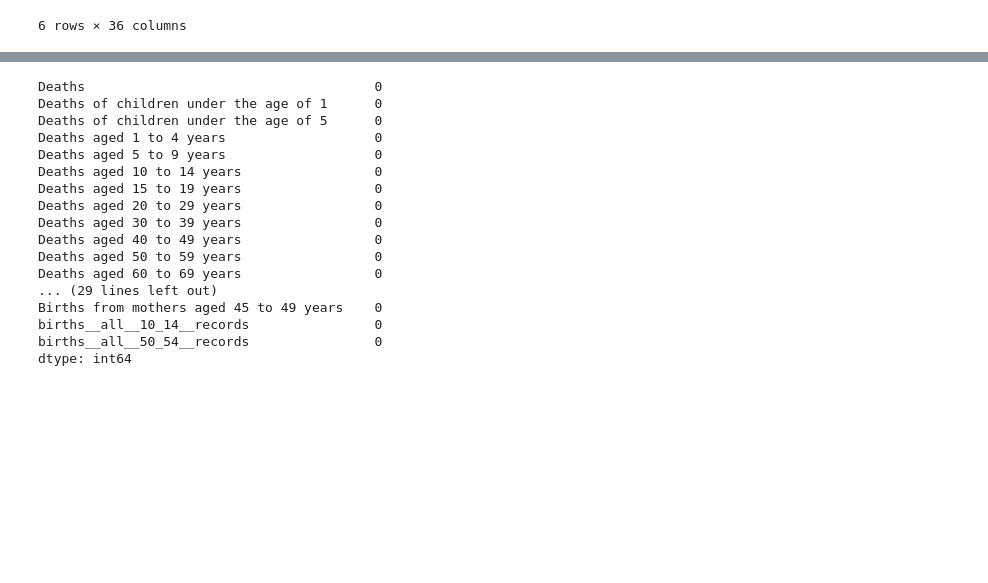
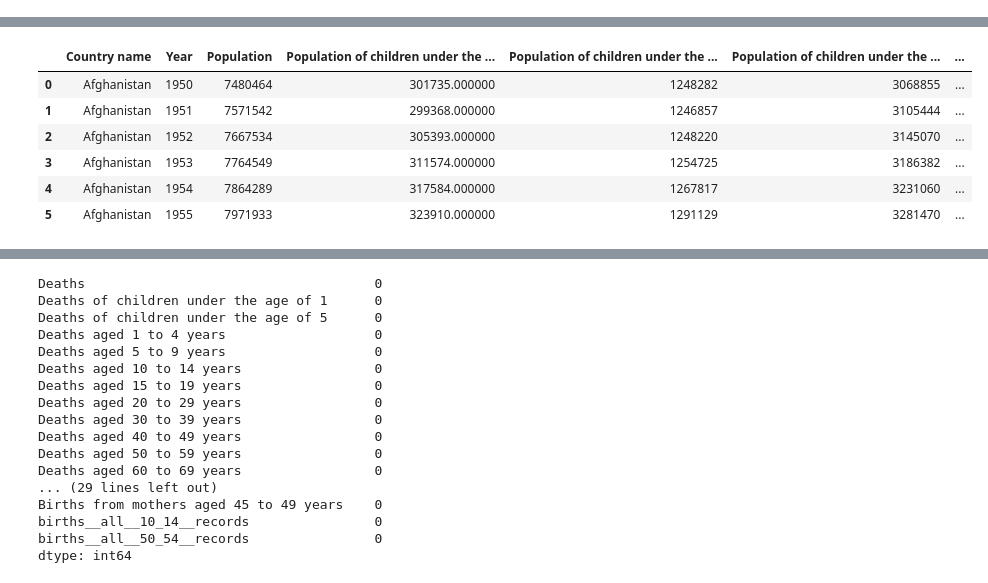
Before and after one commit to h3nng/pythonProject4, a Jupyter notebook: 1.ipynb, the cells around one changed output, grey strips where cells are left out. Saved outputs shown, nothing was run; the diff lists cells and outputs as text; code cells hidden in the pictures; blank space fills up the shorter version.

```diff
--- a/1.ipynb
+++ b/1.ipynb
@@ -4,10 +5,15 @@ import numpy as np
 # %%
 # 数据预处理
 # 导入数据并显示前6行数据来检查数据是否正确
+from matplotlib import category
+
+
 df = pd.read_csv('死亡人数.csv',encoding='gbk')
 bf = pd.read_csv('出生人数.csv',encoding='gbk')
-pd.set_option('display.max_columns',30)
+pf = pd.read_csv('population-and-demography.csv',encoding='gbk')
+pd.set_option('display.max_columns',100000)
 display(df.head(6))
 display(bf.head(6))
+display(pf.head(6))
 # %% [output]
 |  | Country name | Year | Deaths | Deaths of children under the age ... | Deaths of children under the age ... | Deaths aged 1 to 4 years | ... |
@@ -20,2 +26 @@ display(bf.head(6))
-6 rows × 36 columns
 |  | Country name | Year | Births | Births from mothers aged 15 to 19... | Births from mothers aged 20 to 24... | Births from mothers aged 25 to 29... | ... |
@@ -28,3 +33,10 @@ display(bf.head(6))
+|  | Country name | Year | Population | Population of children under the ... | Population of children under the ... | Population of children under the ... | ... |
+| 0 | Afghanistan | 1950 | 7480464 | 301735.000000 | 1248282 | 3068855 | ... |
+| 1 | Afghanistan | 1951 | 7571542 | 299368.000000 | 1246857 | 3105444 | ... |
+| 2 | Afghanistan | 1952 | 7667534 | 305393.000000 | 1248220 | 3145070 | ... |
+| 3 | Afghanistan | 1953 | 7764549 | 311574.000000 | 1254725 | 3186382 | ... |
+| 4 | Afghanistan | 1954 | 7864289 | 317584.000000 | 1267817 | 3231060 | ... |
+| 5 | Afghanistan | 1955 | 7971933 | 323910.000000 | 1291129 | 3281470 | ... |
 # %%
 # 合并数据集
 df = df.set_index(['Country name', 'Year'], drop=True)
```
Also changed, not shown: parts of 7 cells of this notebook, 1 other file.
